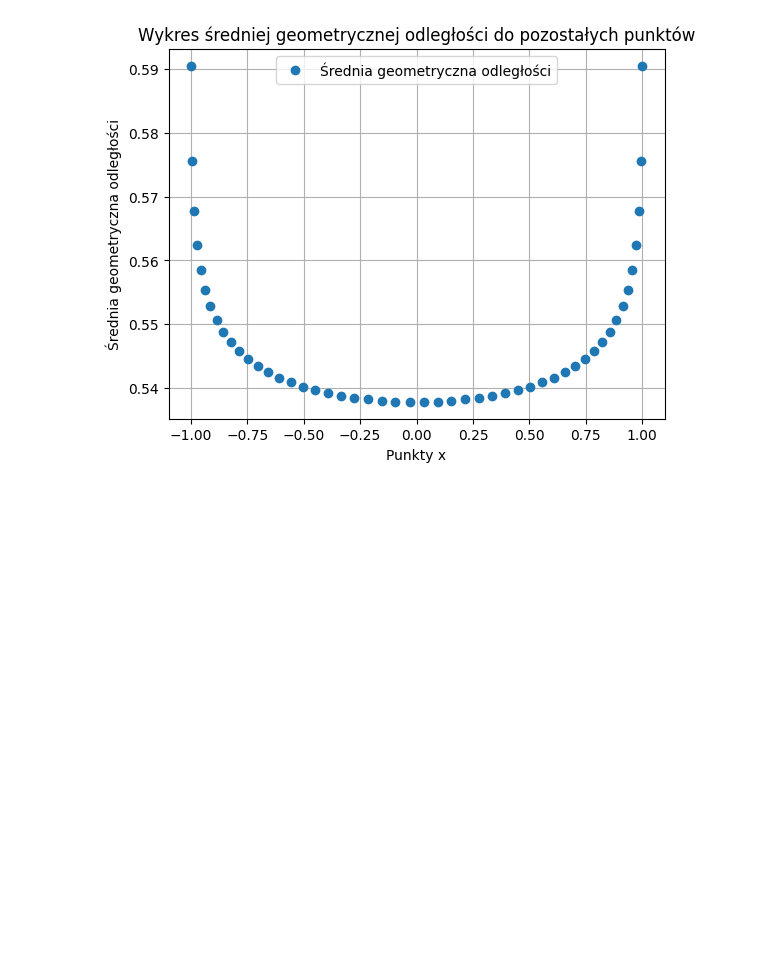
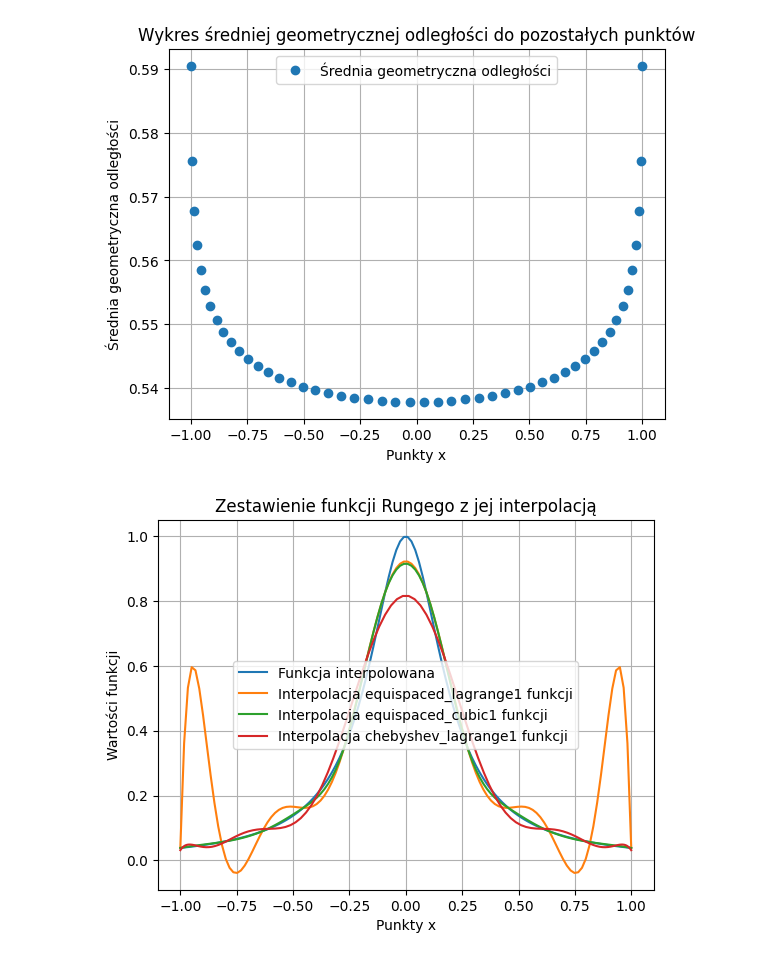
Before and after one commit to FalcO0O/MOWNiT, a Jupyter notebook: Lab_4/main.ipynb, the cells around one changed output. Saved outputs shown, nothing was run; the diff lists cells and outputs as text; code cells hidden in the pictures; blank space fills up the shorter version.

Commit message:
Solved task 2 from lab4
Task 2 from lab4 is now solved.

```diff
--- a/Lab_4/main.ipynb
+++ b/Lab_4/main.ipynb
@@ -3,6 +4,7 @@ import numpy as np
 import matplotlib.pyplot as plt
 from math import cos, pi
 # %%
+# Task 1
 def plot_geometric_mean_distances(x):
     """
     Funkcja przyjmuje wektor punktów x z przedziału.
@@ -32,8 +34,7 @@ def plot_geometric_mean_distances(x):
     plt.show()
 
 def generateChebyshevPoints(n):
-    return [-cos((2*i + 1)*pi / (2*(n+1))) for i in range(n+1)]
-
+    return [-cos((2*i - 1)*pi / (2*n)) for i in range(1, n+1)]
 
 def generateLegendrePoints(n):
     coef = np.zeros(n + 1)
@@ -47,3 +48,80 @@ points = generateLegendrePoints(50)
 plot_geometric_mean_distances(points)
 # %% [output]
 [figure]
+# %%
+# Task 2
+import scipy.interpolate
+
+f1 = lambda x: 1/(1+25*x*x)
+f2 = lambda x: np.exp(np.cos(x))
+
+domain1 = [-1, 1]
+domain2 = [0, 2*pi]
+
+def generate_interpolations(f, n):
+    """This function takes the interpolated function f and the number of nodes n.
+    The following interpolations are returned (in the given order):
+    1. Lagrange interpolation with equispaced nodes
+    2. Cubic splines with equispaced nodes
+    3. Lagrange interpolation with Chebyshev nodes
+    """
+    equispaced_nodes = generateEquispacedPoints(n)
+    chebyshev_nodes = generateChebyshevPoints(n)
+    return scipy.interpolate.lagrange(equispaced_nodes, [f(x) for x in equispaced_nodes]), \
+           scipy.interpolate.CubicSpline(equispaced_nodes, [f(x) for x in equispaced_nodes]), \
+           scipy.interpolate.lagrange(chebyshev_nodes, [f(x) for x in chebyshev_nodes])
+
+# Presenting a chart with chosen approximations
+def plot_f_with_approx(f, approx_f_list, sample_list, fun_name):
+    plt.plot(sample_list[0], [f(x) for x in sample_list[0]], label='Funkcja interpolowana')
+    for (approx_name, approx_f), samples in zip(approx_f_list, sample_list[1:]):
+        plt.plot(samples, [approx_f(x) for x in samples], label='Interpolacja '+approx_name+' funkcji')
+    plt.xlabel('Punkty x')
+    plt.ylabel('Wartości funkcji')
+    plt.title('Zestawienie funkcji '+fun_name+' z jej interpolacją')
+    plt.legend()
+    plt.grid(True)
+    plt.show()
+
+# Generating interpolations
+n = 12
+equispaced_lagrange1, equispaced_cubic1, chebyshev_lagrange1 = generate_interpolations(f1, n)
+
+# Plotting the interpolated functions
+approx_names1 = ['equispaced_lagrange1', 'equispaced_cubic1', 'chebyshev_lagrange1']
+approx_names2 = ['equispaced_lagrange2', 'equispaced_cubic2', 'chebyshev_lagrange2']
+approx_list = list(zip(approx_names1, [equispaced_lagrange1, equispaced_cubic1, chebyshev_lagrange1]))
+sample_list = [generateEquispacedPoints(10*n), generateEquispacedPoints(10*n), generateEquispacedPoints(10*n), generateChebyshevPoints(10*n)]
+plot_f_with_approx(f1, approx_list, sample_list, 'Rungego')
+
+n_range = (4, 51) # [4, 51)
+interpolations_list1 = [generate_interpolations(f1, n) for n in range(*n_range)]
+interpolations_list2 = [generate_interpolations(f2, n) for n in range(*n_range)]
+
+def generate_error_norm(f, f_approx, domain, n = 500):
+    samples = np.random.rand(n)*(domain[1]-domain[0])+domain[0]
+    return np.sqrt(sum((f(x)-f_approx(x))**2 for x in samples))
+
+error_norms1 = [(generate_error_norm(f1, interpolation, domain1) for interpolation in interpolations) for interpolations in interpolations_list1]
+error_norms2 = [(generate_error_norm(f2, interpolation, domain2) for interpolation in interpolations) for interpolations in interpolations_list2]
+
+def plot_error_norms(error_norms, n_range, approx_names, fun_name):
+    point_sets = [([], []) for _ in range(len(approx_names))]
+    for norms, n in zip(error_norms, range(*n_range)):
+        for i, norm in enumerate(norms):
+            point_sets[i][0].append(n)
+            point_sets[i][1].append(norm)
+    for i, points in enumerate(point_sets):
+        plt.plot(*points, label=approx_names[i])
+    plt.xlabel('Liczba próbek')
+    plt.ylabel('Wartości normy wektora błędu dla danej liczby próbek')
+    plt.yscale('log')
+    plt.title('Zestawienie wartości normy wektora błędu dla funkcji '+fun_name+' i jej interpolacji')
+    plt.legend()
+    plt.grid(True)
+    plt.show()
+
+plot_error_norms(error_norms1, n_range, approx_names1, 'Rungego')
+plot_error_norms(error_norms2, n_range, approx_names2, 'f2')
+# %% [output]
+[figure, added]
```
Also changed, not shown: parts of 2 cells of this notebook.
